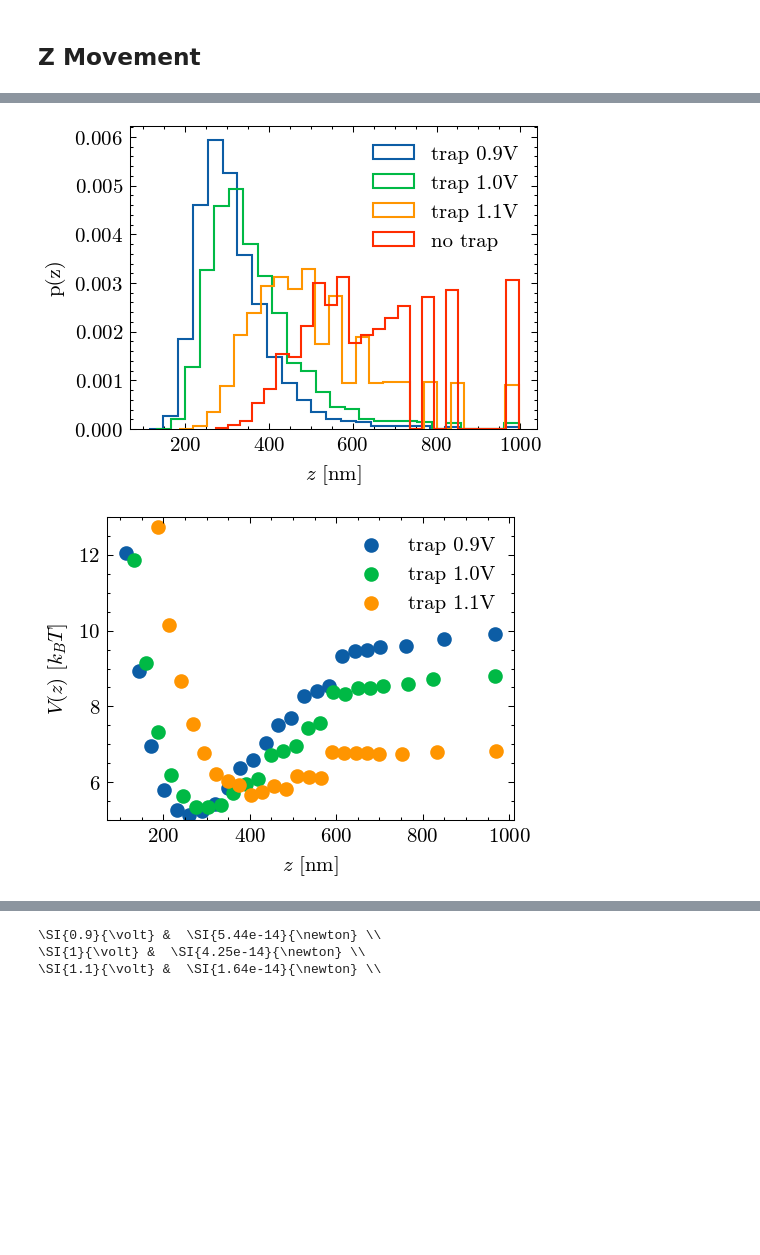
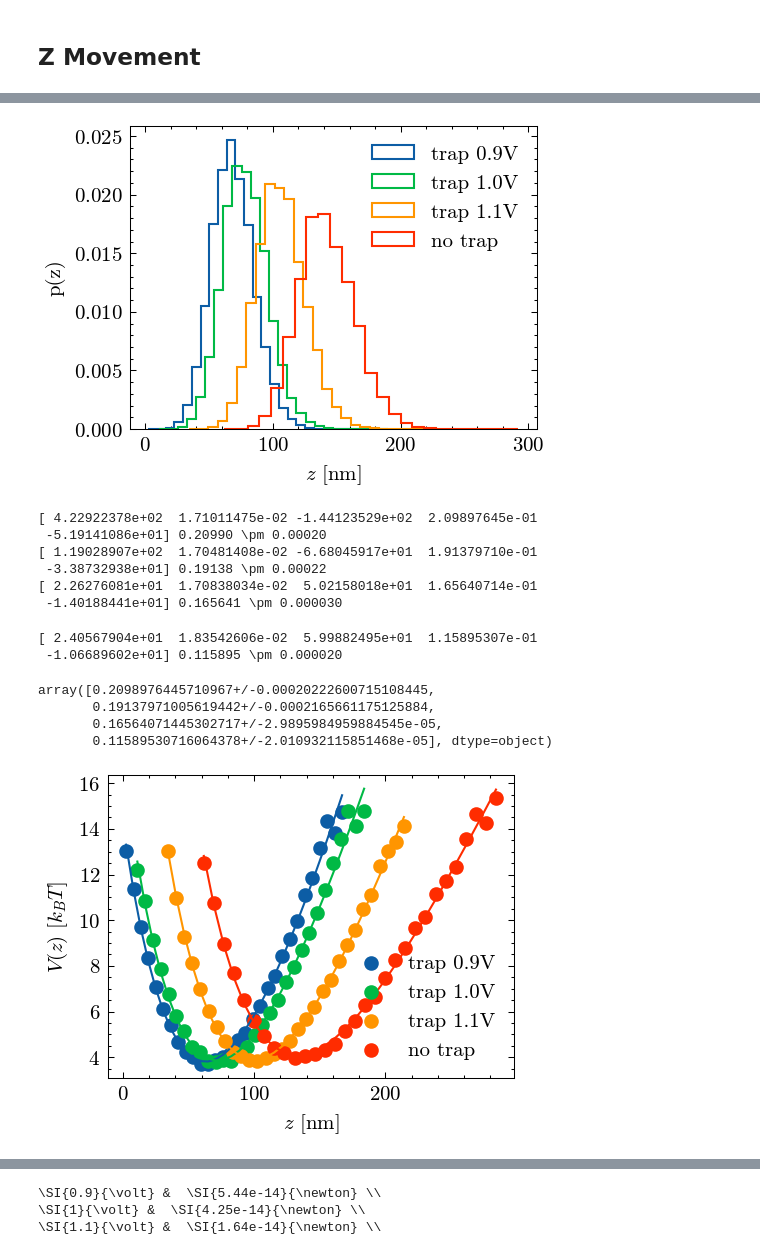
Before and after one commit to emhl/FP2, a Jupyter notebook: evaneszenz.ipynb, the cells around one changed output, grey strips where cells are left out. Drawn from its saved outputs; the diff is of its cells as text; code cells hidden in the pictures; blank space fills up the shorter version.

Commit message:
add constant offset

```diff
--- a/evaneszenz.ipynb
+++ b/evaneszenz.ipynb
@@ -134,11 +149,12 @@ for i, f in enumerate(files2):
 plt.figure()
 for i, dat in enumerate(data2):
     if i < 4:
-        plt.hist(dat[1],bins=40,density=True,histtype='step',label=f"{data2_labels[i]}")
+        plt.hist(dat[1]+1,bins=40,density=True,histtype='step',label=f"{data2_labels[i]}")
 
-plt.xlim(-0.5,1)
+# plt.xlim(-0.5,1)
+
 plt.legend()
-
+plt.xlim(0.4,2)
 plt.ylabel("p(I)")
 plt.xlabel("$I$ [a.u.]")
 plt.savefig(outdir + 'hist_intensity_trapped.pdf')
@@ -160,0 +179,14 @@ plt.savefig(outdir + 'hist_intensity_lambda.pdf')
+# %%
+plt.figure()
+for i,( dat , i_0p, lp)  in enumerate(zip(data2, i_0, lamb)):
+    if i >= 4:
+        continue
+    zp = z(dat[1], 2, lp)
+    plt.hist(zp,bins=25,density=True,histtype='step',label=f"{data2_labels[i]}")
+
+# plt.xlim(-0.5,1)
+plt.legend()
+
+plt.ylabel("p(z)")
+plt.xlabel("$z$ [nm]")
+plt.savefig(outdir + 'hist_z_trapped_no_offset.pdf')
@@ -163,7 +197,7 @@ plt.figure()
 for i,( dat , i_0p, lp)  in enumerate(zip(data2, i_0, lamb)):
     if i >= 4:
         continue
-    zp = z(dat[1], 2, lp)
+    zp = z(dat[1]+1, 2, lp)
     plt.hist(zp,bins=25,density=True,histtype='step',label=f"{data2_labels[i]}")
 
 # plt.xlim(-0.5,1)
@@ -173,37 +207,53 @@ plt.ylabel("p(z)")
 plt.xlabel("$z$ [nm]")
 plt.savefig(outdir + 'hist_z_trapped.pdf')
 # %% [output]
-[figure, old version]
+[figure, new version]
 # %%
 def pot(z, a, b, c, d, e):
     return a*np.exp(-b*(z-c)) + d*(z-c) + e
 # %%
+forces = []
 plt.figure()
 for i,( dat , i_0p, lp)  in enumerate(zip(data2, i_0, lamb)):
-    if i >= 3:
+    if i >= 4:
         continue
-    zp = np.array(z(dat[1], 2, lp))
+    zp = np.array(z(dat[1]+1, 2, lp))
     # print(min(zp),max(zp))
     zh = np.histogram(zp,range=(min(zp),max(zp)),bins=30,density=True)
     vz = -np.log(zh[0])
     # print(zh,vz)
     # remove nan and inf
     zc = zh[1][:-1][~np.isnan(vz)]
     vz = vz[~np.isnan(vz)]
     zc = zc[~np.isinf(vz)]
     vz = vz[~np.isinf(vz)]
     plt.scatter(zc,vz,label=f"{data2_labels[i]}")
-    # cov, pcov = curve_fit(pot,zc,vz)
-    # plt.plot(zc,pot(zc,*cov),label=f"{data2_labels[i]} fit")
+    cov, pcov = curve_fit(pot,zc,vz,p0=[20,0.1,20,0,0])
+    forces.append(uf(cov[3],np.diag(pcov)[3]))
+    print(cov, f"{forces[i]:L}")
+    plt.plot(zc,pot(zc,*cov),)#label=f"{data2_labels[i]} fit")
 # plt.xlim(-0.5,1)
 plt.legend()
-plt.ylim(5,13)
-
+# plt.ylim(5,13)
+forces = unp.uarray(nv(forces),sd(forces))
 plt.ylabel("$V(z)$ [$k_BT$]")
 plt.xlabel("$z$ [nm]")
 plt.savefig(outdir + 'potential_trapped.pdf')
+forces
 # %% [output]
+[ 4.22922378e+02  1.71011475e-02 -1.44123529e+02  2.09897645e-01
+ -5.19141086e+01] 0.20990 \pm 0.00020
+[ 1.19028907e+02  1.70481408e-02 -6.68045917e+01  1.91379710e-01
+ -3.38732938e+01] 0.19138 \pm 0.00022
+[ 2.26276081e+01  1.70838034e-02  5.02158018e+01  1.65640714e-01
+ -1.40188441e+01] 0.165641 \pm 0.000030
+[ 2.40567904e+01  1.83542606e-02  5.99882495e+01  1.15895307e-01
+ -1.06689602e+01] 0.115895 \pm 0.000020
+array([0.2098976445710967+/-0.00020222600715108445,
+       0.19137971005619442+/-0.0002165661175125884,
+       0.16564071445302717+/-2.9895984959884545e-05,
+       0.11589530716064378+/-2.010932115851468e-05], dtype=object)
-[figure, old version]
+[figure, new version]
 # %%
 def linfit(x,a,b):
     return a*x+b
```
Also changed, not shown: parts of 11 cells of this notebook.
